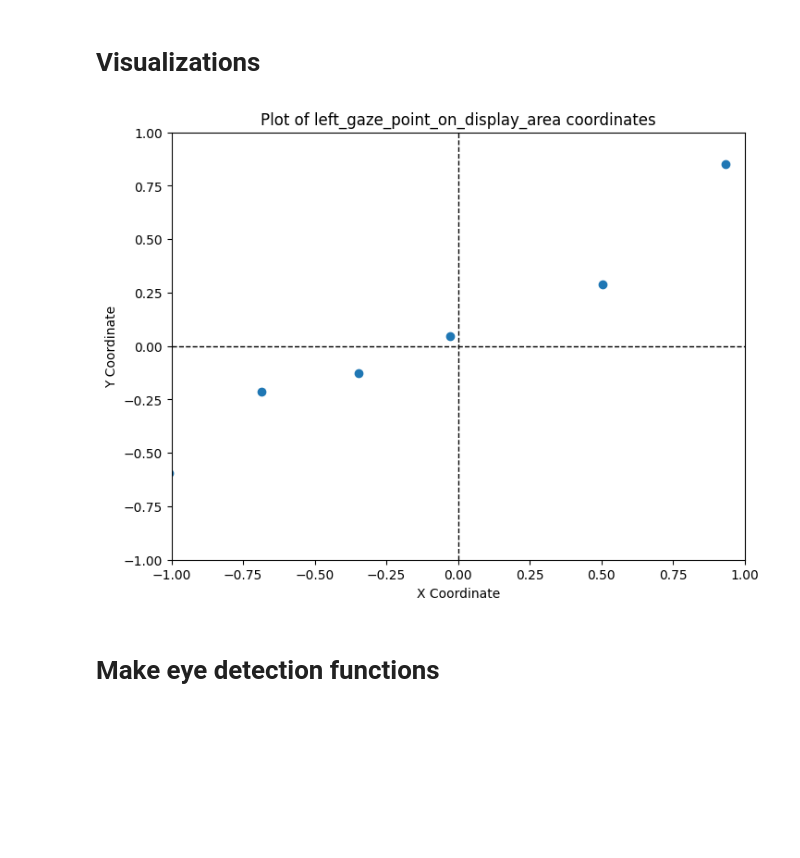
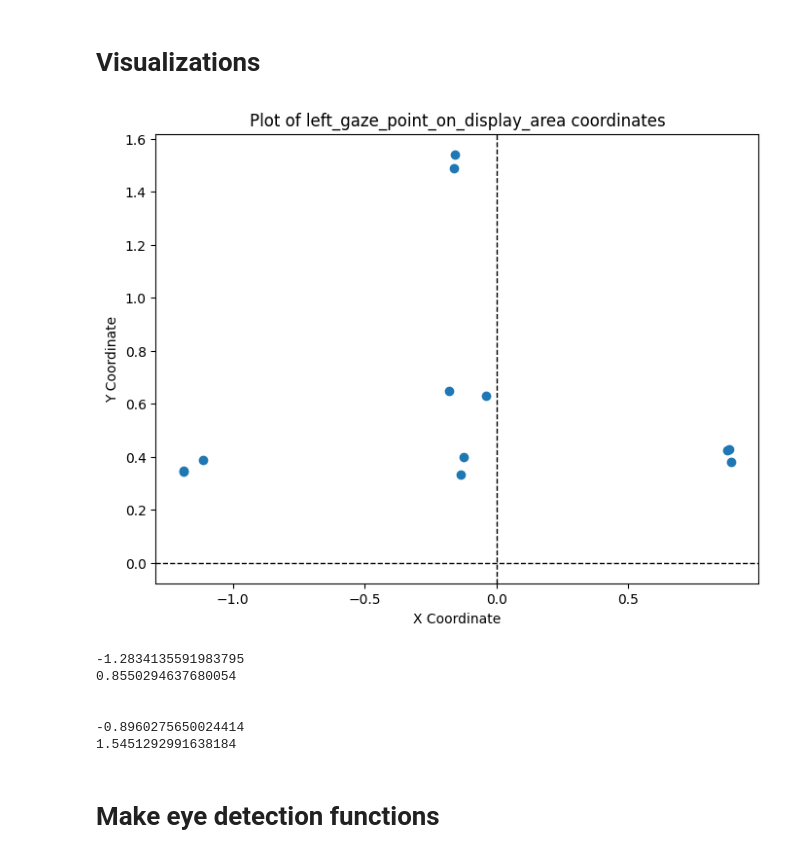
Before and after one commit to crasgaitis/opticars, a Jupyter notebook: test.ipynb, the cells around one changed output. Drawn from its saved outputs; the diff is of its cells as text; code cells hidden in the pictures; blank space fills up the shorter version.

```diff
--- a/test.ipynb
+++ b/test.ipynb
@@ -20,7 +20,37 @@ Model: Tobii Pro Fusion
 Serial number: TPFC6-010203104285
 Can stream eye images: True
 Can stream gaze data: True
+# %%
+def build_dataset(tracker, label, add_on = False, df_orig = pd.DataFrame(),
+                  time_step_sec = 0.5, tot_time_min = 0.1):
+
+    global global_gaze_data
+
+    intervals = math.ceil((tot_time_min * 60) / time_step_sec)
+    dict_list = []
+
+    for _ in range(intervals):
+        data = gaze_data(tracker, time_step_sec)
+        # print(data)
+        dict_list.append(data)
+
+    print(data)
+
+    tot_dict = combine_dicts_with_labels(dict_list)
+    df = pd.DataFrame(tot_dict).T
+    df['type'] = label
+
+    index = range(intervals)
+    df.index = index
+
+    if add_on:
+        df_new = pd.concat([df_orig, df])
+        df_new = df_new.reset_index(drop=True)
+        return df_new
+
+    else:
+        return df, dict_list
 # %%
-data, dict = build_dataset(tracker, 'cat')
+data, dict = build_dataset(tracker, 'cat', time_step_sec=0.15, tot_time_min=0.0025)
 data.head()
 # %% [output]
@@ -42,36 +69,55 @@ from matplotlib import pyplot as plt
 #          and a column_name (string)
 
 def translate2ScreenX(xcoord):
     return 2*xcoord - 1
 
 def translate2ScreenY(ycoord):
     return -2*ycoord + 1
 
 def plot_coordinates(dataframe, column_name):
     # extract x and y coordinates from the specified column
     x_values = [point[0] for point in dataframe[column_name]]
     y_values = [point[1] for point in dataframe[column_name]]
     x_values = list(map(translate2ScreenX, x_values))
     y_values = list(map(translate2ScreenY, y_values))
 
 
     # plot the coordinates
     plt.figure(figsize=(8, 6))
     plt.scatter(x_values, y_values, marker='o', label=column_name)
     plt.title(f'Plot of {column_name} coordinates')
     plt.xlabel('X Coordinate')
     plt.ylabel('Y Coordinate')
 
     plt.axhline(0, color='black', linestyle='--', linewidth=1)
     plt.axvline(0, color='black', linestyle='--', linewidth=1)
 
-    plt.ylim(-1, 1)
-    plt.xlim(-1, 1)
+    # plt.ylim(-1, 1)
+    # plt.xlim(-1, 1)
     plt.show()
 
 plot_coordinates(data, 'left_gaze_point_on_display_area')
 # %% [output]
-[figure, old version]
+[figure, new version]
+# %%
+import numpy as np
+
+x_values = [translate2ScreenX(point[0]) for point in data['left_gaze_point_on_display_area']]
+y_values = [translate2ScreenY(point[1]) for point in data['left_gaze_point_on_display_area']]
+
+print(min(x_values))
+print(max(x_values))
+
+print('\n')
+print(min(y_values))
+print(max(y_values))
+# %% [output]
+-1.2834135591983795
+0.8550294637680054
+
+
+-0.8960275650024414
+1.5451292991638184
 # %% [markdown]
 # Make eye detection functions
 # %%
```
Also changed, not shown: parts of 2 cells of this notebook, 9 other files.
